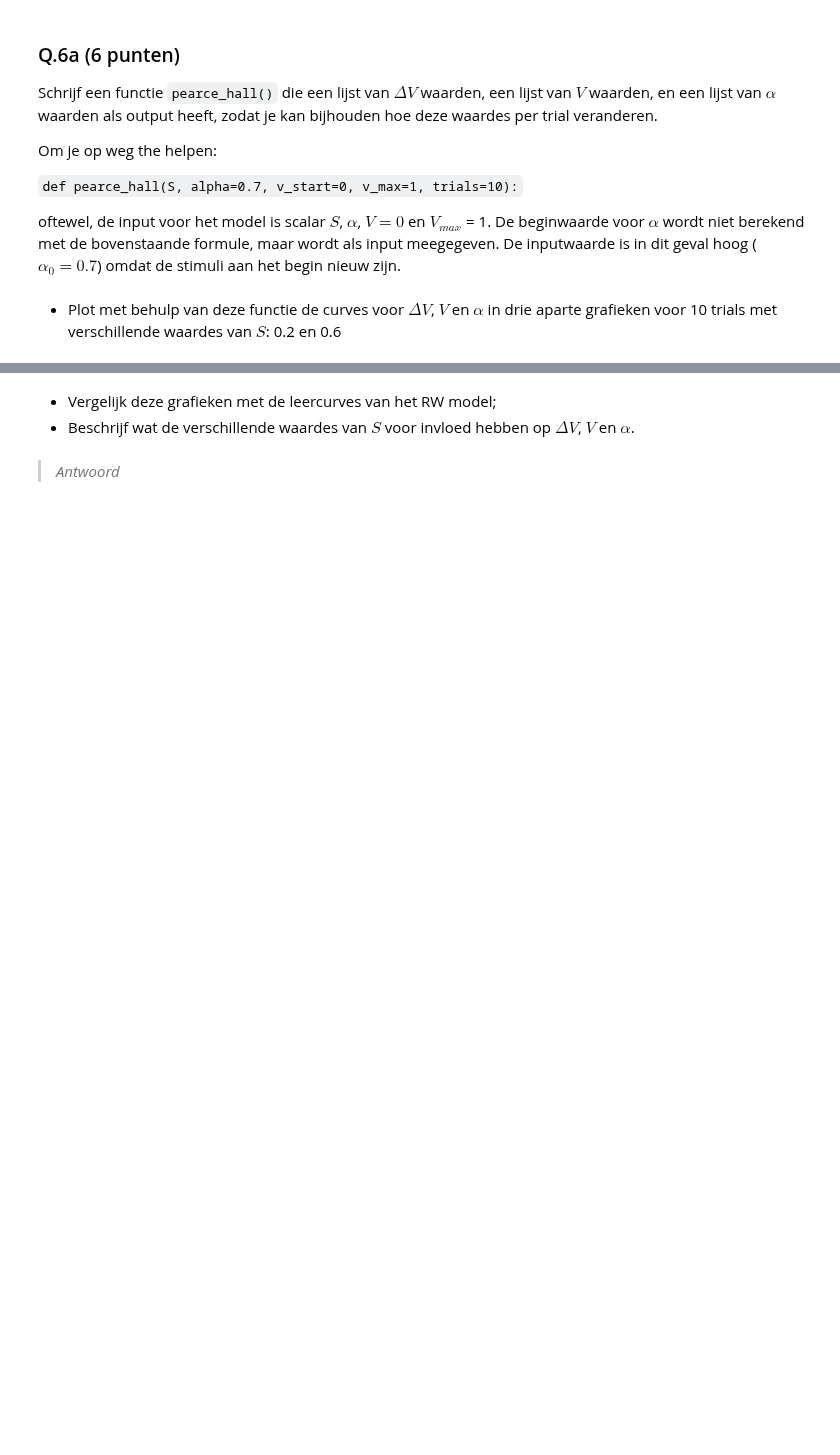
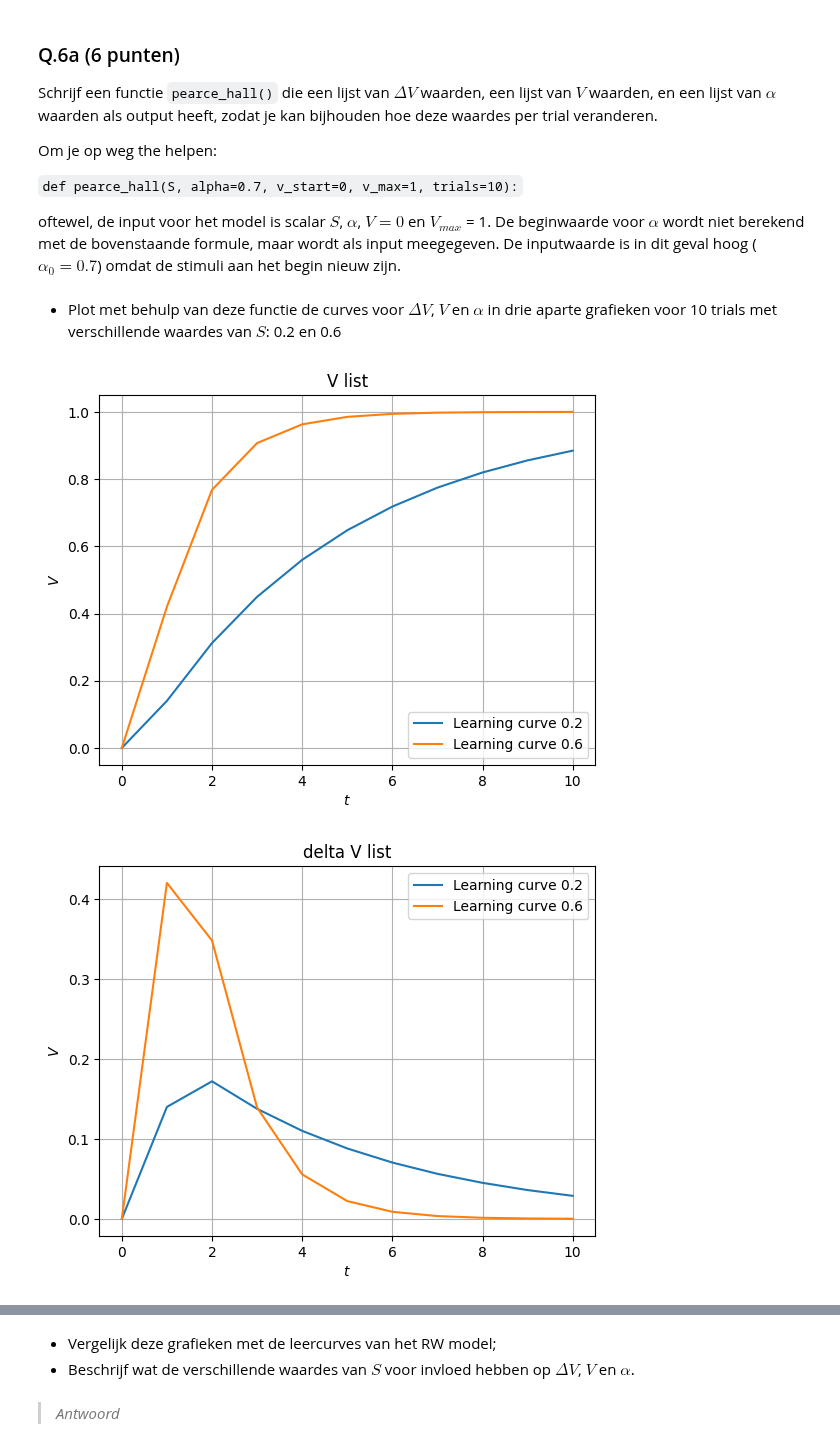
Before and after one commit to YorbenKoolhaas/cogmod, a Jupyter notebook: hw1/Assignment_1.ipynb, the cells around one changed output, grey strips where cells are left out. Cells and saved outputs as stored; diff of their text form; code cells hidden in the pictures; blank space fills up the shorter version.

```diff
--- a/hw1/Assignment_1.ipynb
+++ b/hw1/Assignment_1.ipynb
@@ -470,9 +477,21 @@ Om je op weg the helpen:
 `def pearce_hall(S, alpha=0.7, v_start=0, v_max=1, trials=10):`
 
 oftewel, de input voor het model is scalar $S$, $\alpha$, $V = 0$ en $V_{max}$ = 1. De beginwaarde voor $\alpha$ wordt niet berekend met de bovenstaande formule, maar wordt als input meegegeven. De inputwaarde is in dit geval hoog ($\alpha_0 = 0.7$) omdat de stimuli aan het begin nieuw zijn.
-# %%
-def pearce_hall():
-    # TO DO
-    return
+# %%
+def pearce_hall(S, alpha, v_start, v_max, trials):
+    # TO DO
+    alpha_list = [alpha]
+    v_list = [v_start]
+    delta_v_list = [0]
+    for _ in range(trials):
+        delta_V = S * alpha_list[-1] * v_max
+        delta_v_list.append(delta_V)
+        v_t = v_list[-1] + delta_v_list[-1]
+        v_list.append(v_t)
+        alpha_t = abs(v_max - v_t)
+        alpha_list.append(alpha_t)
+
+
+    return v_list, delta_v_list, alpha_list
 # %% [markdown]
 * Plot met behulp van deze functie de curves voor $\Delta V$, $V$ en $\alpha$ in drie aparte grafieken voor 10 trials met verschillende waardes van $S$: 0.2 en 0.6
@@ -480,0 +498,13 @@ def pearce_hall():
+# %%
+# TO DO plot
+v_list, delta_v_list, alpha_list = pearce_hall(0.2,0.7, 0,1,10)
+v_list_6,delta_v_list_6, alpha_list_6 = pearce_hall(0.6,0.7, 0,1,10)
+plt.title('V list')
+plot_trials( r"$t$", r"$V$", ['Learning curve 0.2', 'Learning curve 0.6'], v_list, v_list_6)
+plt.title('delta V list')
+plot_trials( r"$t$", r"$V$", ['Learning curve 0.2', 'Learning curve 0.6'], delta_v_list, delta_v_list_6)
+plt.title('alpha list')
+plot_trials( r"$t$", r"$V$", ['Learning curve 0.2', 'Learning curve 0.6'], alpha_list, alpha_list_6)
+# %% [output]
+[figure, added]
+[figure, added]
```
Also changed, not shown: parts of 7 cells of this notebook.
